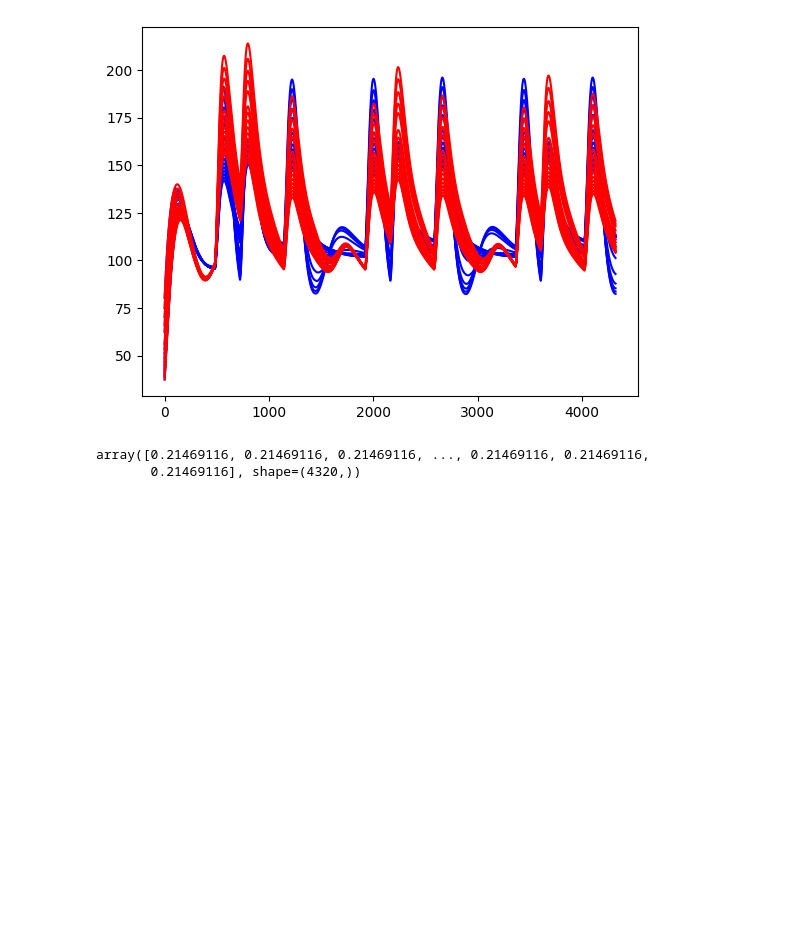
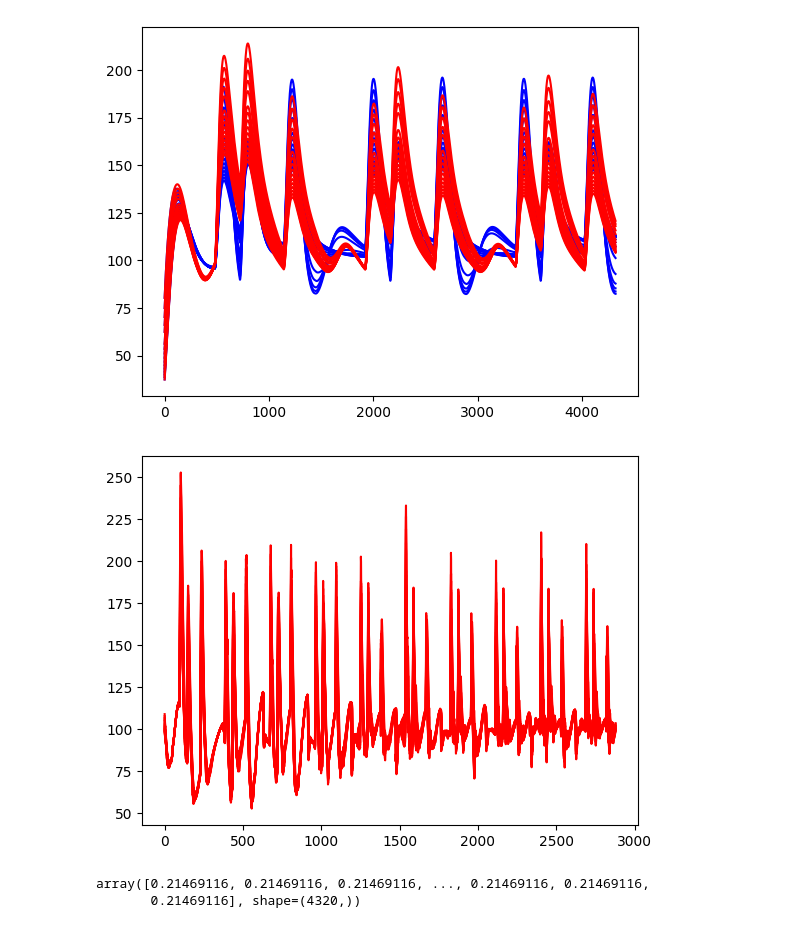
Before and after one commit to DCL-IBL/llm-fuzzy-control, a Jupyter notebook: plot_results.ipynb, the cells around one changed output. Saved outputs shown, nothing was run; the diff lists cells and outputs as text; code cells hidden in the pictures; blank space fills up the shorter version.

```diff
--- a/plot_results.ipynb
+++ b/plot_results.ipynb
@@ -85,6 +85,15 @@ F = plt.plot(time,np.array(dat2['y'])*18,'b',time,np.array(dat1['y'])*18,'r')
 plt.show(F)
 # %% [output]
 [figure]
+# %%
+f = open("sim_result_1.json")
+dat1 = json.loads(f.read())
+f.close()
+time = np.arange(0,len(dat1['u']))
+F = plt.plot(time,np.array(dat1['y'])*18,'r')
+plt.show(F)
+# %% [output]
+[figure, added]
 # %%
 np.array(dat2['u'])[:,0]
 # %% [output]
```
Also changed, not shown: 6 other files.
